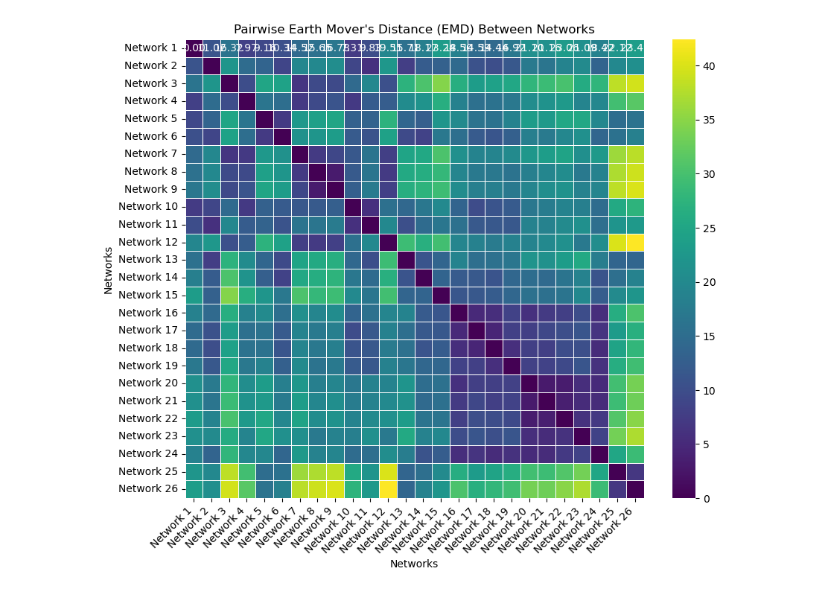
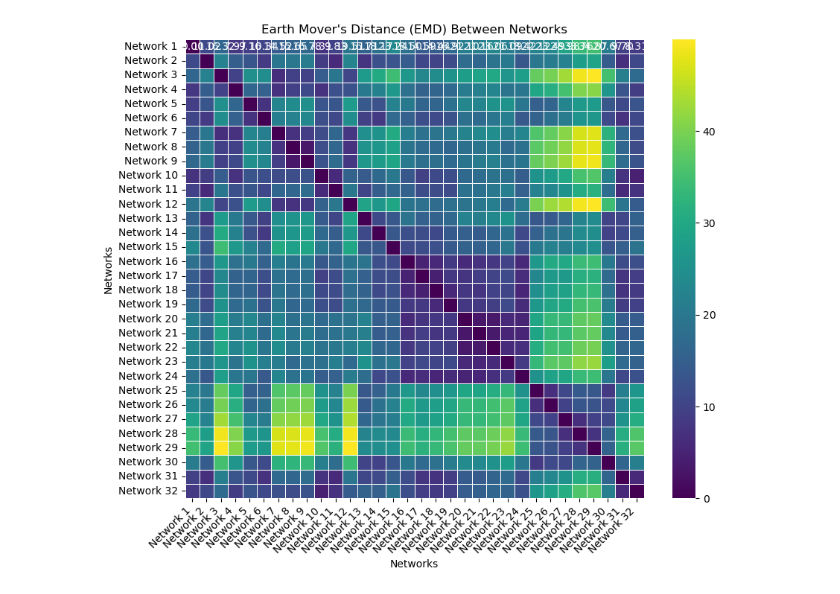
Before and after one commit to gianmarcoferrara/ComplexNetworksProject, a Jupyter notebook: EMD_Matrix.ipynb, the cells around one changed output. Drawn from its saved outputs; the diff is of its cells as text; code cells hidden in the pictures.

```diff
--- a/EMD_Matrix.ipynb
+++ b/EMD_Matrix.ipynb
@@ -32,39 +32,48 @@ file_paths = [
     '/Users/gianmarcoferrara/ComplexNetworksProject/degree_differences_23.csv',
     '/Users/gianmarcoferrara/ComplexNetworksProject/degree_differences_24.csv',
     '/Users/gianmarcoferrara/ComplexNetworksProject/degree_differences_25.csv',
-    '/Users/gianmarcoferrara/ComplexNetworksProject/degree_differences_26.csv'
+    '/Users/gianmarcoferrara/ComplexNetworksProject/degree_differences_26.csv',
+    '/Users/gianmarcoferrara/ComplexNetworksProject/degree_differences_27.csv',
+    '/Users/gianmarcoferrara/ComplexNetworksProject/degree_differences_28.csv',
+    '/Users/gianmarcoferrara/ComplexNetworksProject/degree_differences_29.csv',
+    '/Users/gianmarcoferrara/ComplexNetworksProject/degree_differences_30.csv',
+    '/Users/gianmarcoferrara/ComplexNetworksProject/degree_differences_31.csv',
+    '/Users/gianmarcoferrara/ComplexNetworksProject/degree_differences_32.csv'
 ]
 
 # Load each distribution into a list
 distributions = [pd.read_csv(file_path)['Degree_Difference'] for file_path in file_paths]
 
 # Initialize an empty matrix to store EMD values
 num_distributions = len(distributions)
 emd_matrix = np.zeros((num_distributions, num_distributions))
 
 # Compute pairwise EMD
 for i in range(num_distributions):
     for j in range(num_distributions):
         emd_matrix[i, j] = wasserstein_distance(distributions[i], distributions[j])
 
 plt.figure(figsize=(10, 8))
 sns.heatmap(
     emd_matrix,
     annot=True,
     fmt=".2f",
     cmap="viridis",  # Use a smoother colormap
     xticklabels=[f'Network {i+1}' for i in range(num_distributions)],
     yticklabels=[f'Network {i+1}' for i in range(num_distributions)],
     linewidths=0.5,  # Add a small gap for better distinction
     square=True
 )
 
 plt.xticks(rotation=45, ha='right')
 plt.yticks(rotation=0)
-plt.title("Pairwise Earth Mover's Distance (EMD) Between Networks")
+plt.title("Earth Mover's Distance (EMD) Between Networks")
 plt.xlabel("Networks")
 plt.ylabel("Networks")
 
+# Save the figure before showing it
+plt.savefig("emd_heatmap.png", dpi=300, bbox_inches='tight')
+
 plt.show()
 # %% [output]
-[figure, old version]
+[figure, new version]
```
Also changed, not shown: 7 other files.
